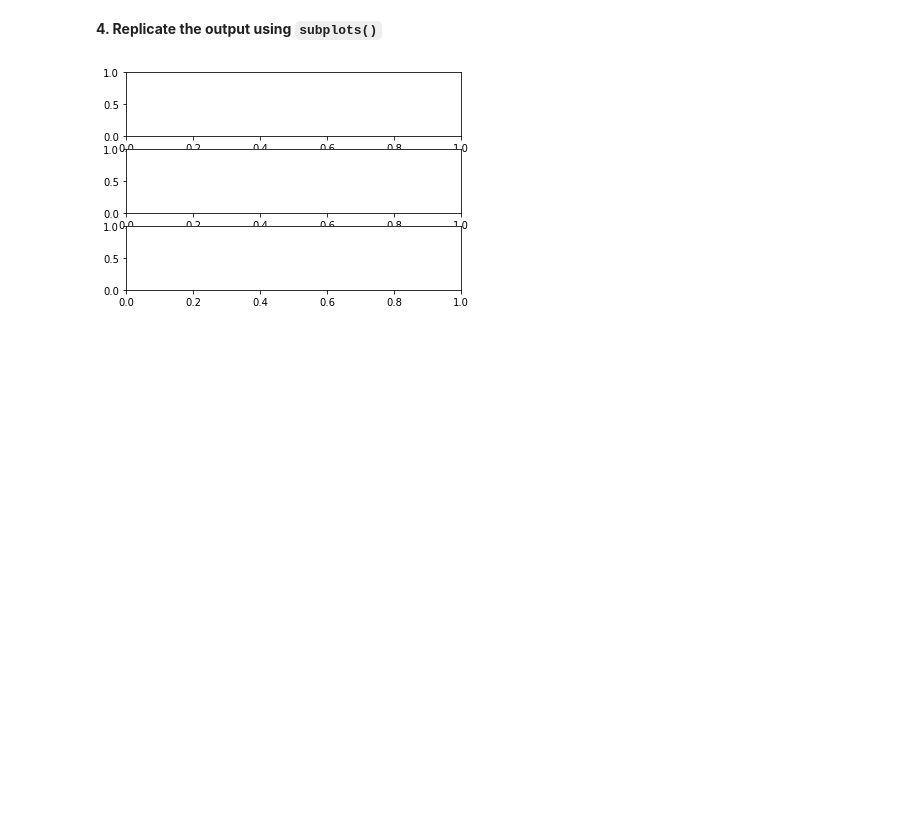
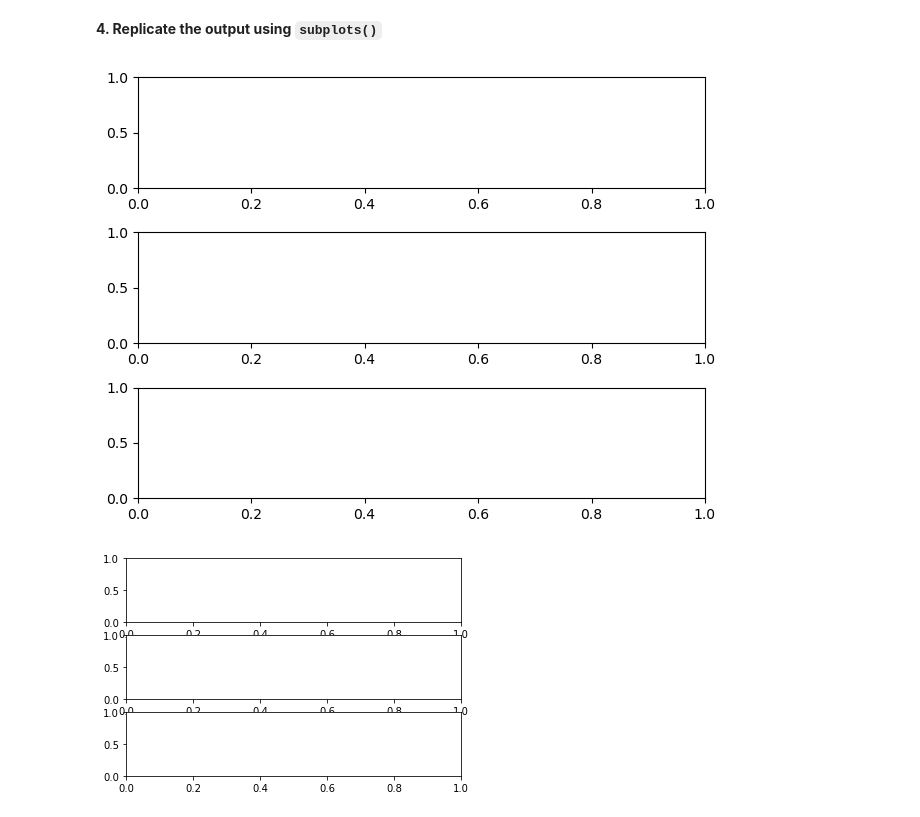
Before and after one commit to tasninanika/Graphing_Matplotlib, a Jupyter notebook: Assignment-12.ipynb, the cells around one changed output. Drawn from its saved outputs; the diff is of its cells as text; code cells hidden in the pictures; blank space fills up the shorter version.

```diff
--- a/Assignment-12.ipynb
+++ b/Assignment-12.ipynb
@@ -112,3 +110,11 @@ plt.show()
+# %%
+fig = plt.figure()
+axes = fig.subplots(nrows = 3, ncols = 1)
+
+plt.tight_layout()
+plt.show()
+# %% [output]
+[figure, added]
 # %%
 # %% [output]
 [figure]
```
Also changed, not shown: parts of 1 cell of this notebook.
